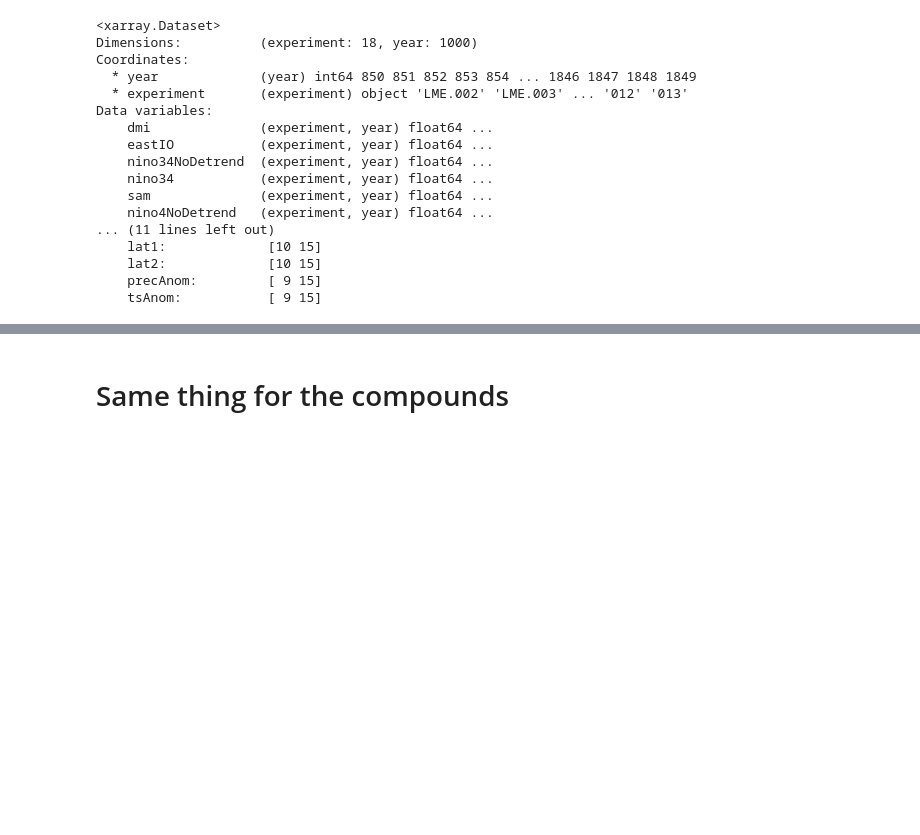
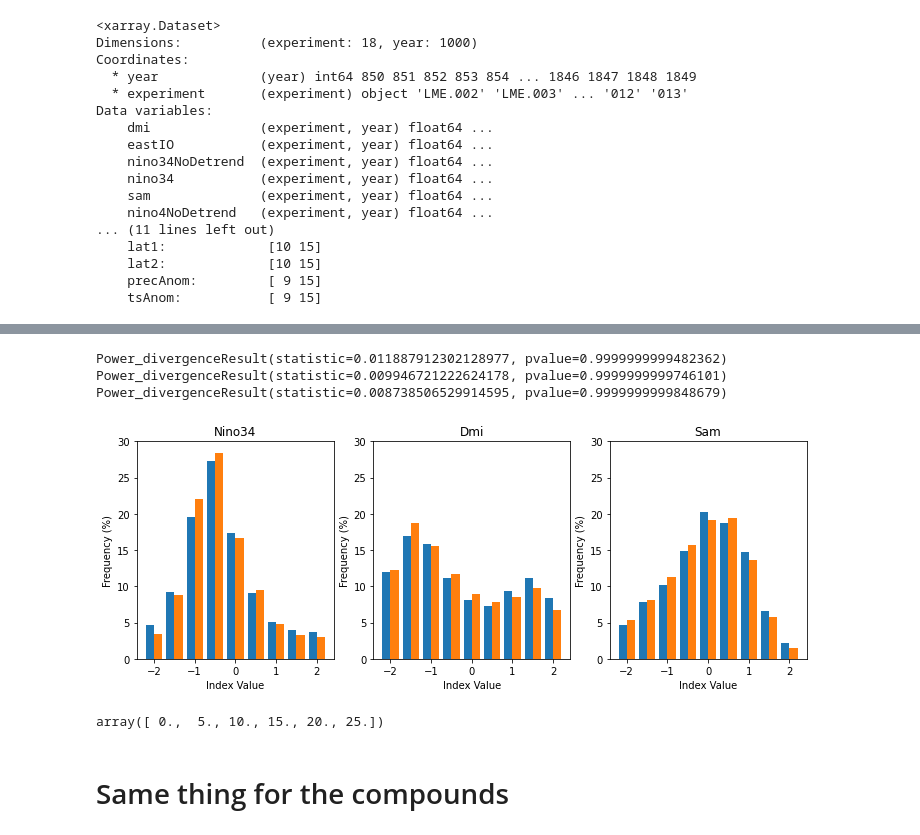
Before and after one commit to anton-seaice/compound, a Jupyter notebook: teleconnection/cesmControlvsForcings.ipynb, the cells around one changed output, grey strips where cells are left out. Drawn from its saved outputs; the diff is of its cells as text; code cells hidden in the pictures; blank space fills up the shorter version.

Commit message:
control vs forcing plot tweaks

```diff
--- a/teleconnection/cesmControlvsForcings.ipynb
+++ b/teleconnection/cesmControlvsForcings.ipynb
@@ -98,3 +92,34 @@ Power_divergenceResult(statistic=0.008738506529914595, pvalue=0.9999999999848679
+# %%
+
+plt.figure(figsize=(12,4))
+
+i=1
+
+
+#For all indices
+for iIndex in ['nino34', 'dmi', 'sam']:
+    plt.subplot(1,3,i)
+
+    chi2Index(indecesXr[iIndex], numpy.arange(-2,3,.5) )
+
+    i=i+1
+
+    #locs, labels = plt.yticks()
+
+    #plt.yticks(numpy.arange(0,locs[-1],5))
+    plt.xlabel('Index Value')
+    plt.yticks(numpy.arange(0,35,5))
+
+plt.savefig('../results/cesmControlVsPast1000/warmSeasonIndeces.svg')
+# %% [output]
+Power_divergenceResult(statistic=0.011887912302128977, pvalue=0.9999999999482362)
+Power_divergenceResult(statistic=0.009946721222624178, pvalue=0.9999999999746101)
+Power_divergenceResult(statistic=0.008738506529914595, pvalue=0.9999999999848679)
+[figure, added]
+# %%
+numpy.arange(0,locs[-1],5)
+# %% [output]
+array([ 0.,  5., 10., 15., 20., 25.])
 # %% [markdown]
 # Same thing for the compounds
 # %% [markdown]
```
Also changed, not shown: parts of 12 cells of this notebook, 3 other files.
